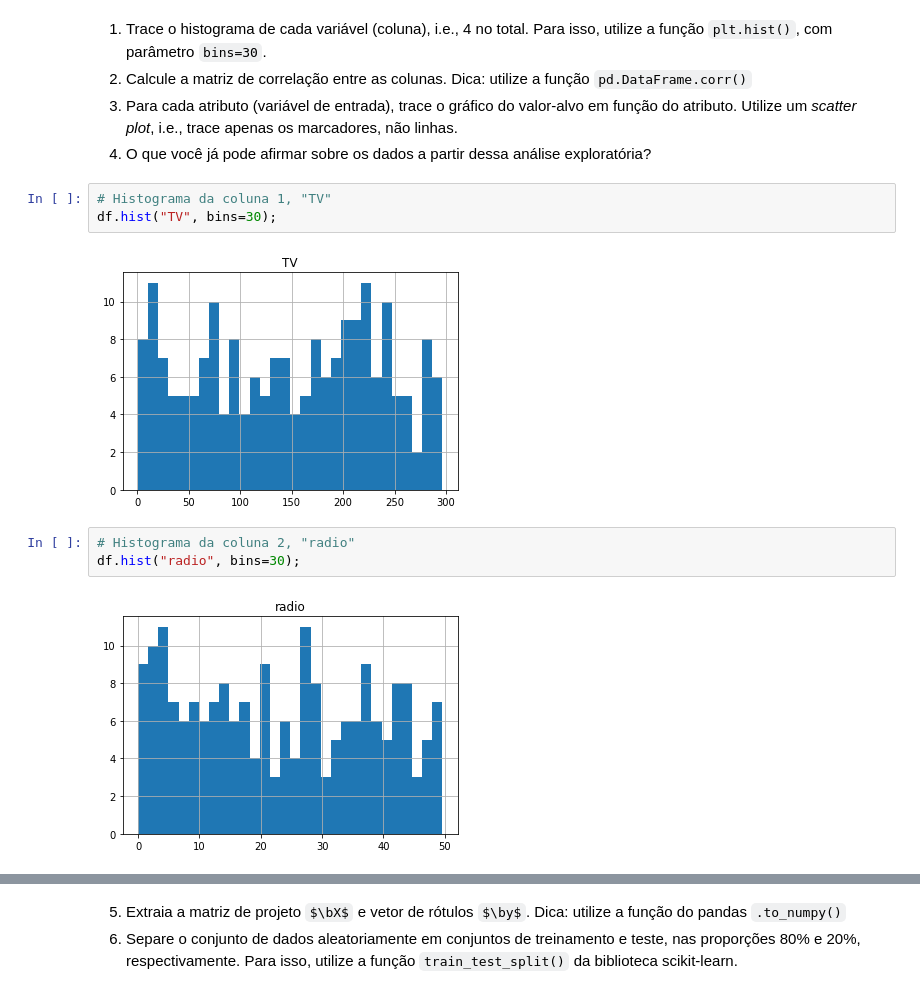
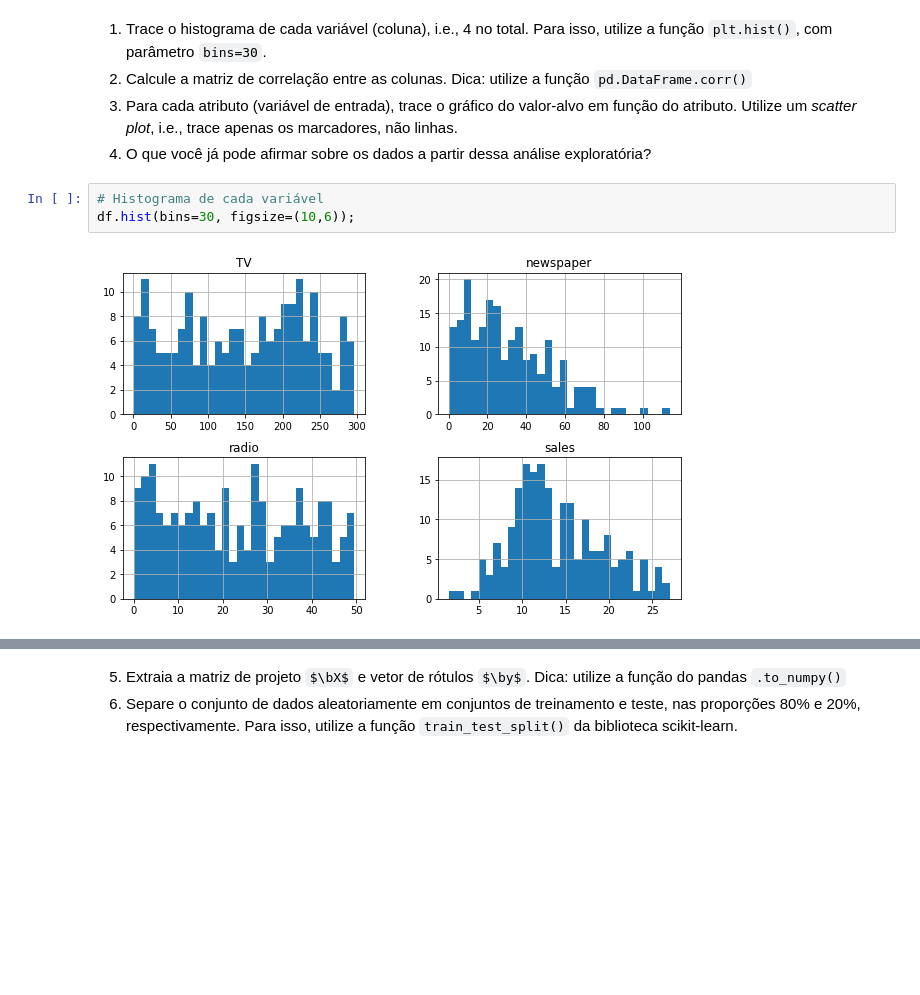
Before and after one commit to angelacpd/Scientific_Python, a Jupyter notebook: UFSC/Ex_1/Ex1_Solution.ipynb, the cells around one changed output, grey strips where cells are left out. Drawn from its saved outputs; the diff is of its cells as text; some formulas as TeX source; blank space fills up the shorter version.

```diff
--- a/UFSC/Ex_1/Ex1_Solution.ipynb
+++ b/UFSC/Ex_1/Ex1_Solution.ipynb
@@ -223,12 +242,7 @@ df.head()
 3. Para cada atributo (variável de entrada), trace o gráfico do valor-alvo em função do atributo. Utilize um *scatter plot*, i.e., trace apenas os marcadores, não linhas.
 4. O que você já pode afirmar sobre os dados a partir dessa análise exploratória?
 # %%
-# Histograma da coluna 1, "TV"
-df.hist("TV", bins=30);
+# Histograma de cada variável
+df.hist(bins=30, figsize=(10,6));
 # %% [output]
-[figure, old version]
+[figure, new version]
-# %%
-# Histograma da coluna 2, "radio"
-df.hist("radio", bins=30);
-# %% [output]
-[figure, removed]
```
Also changed, not shown: parts of 27 cells of this notebook.
